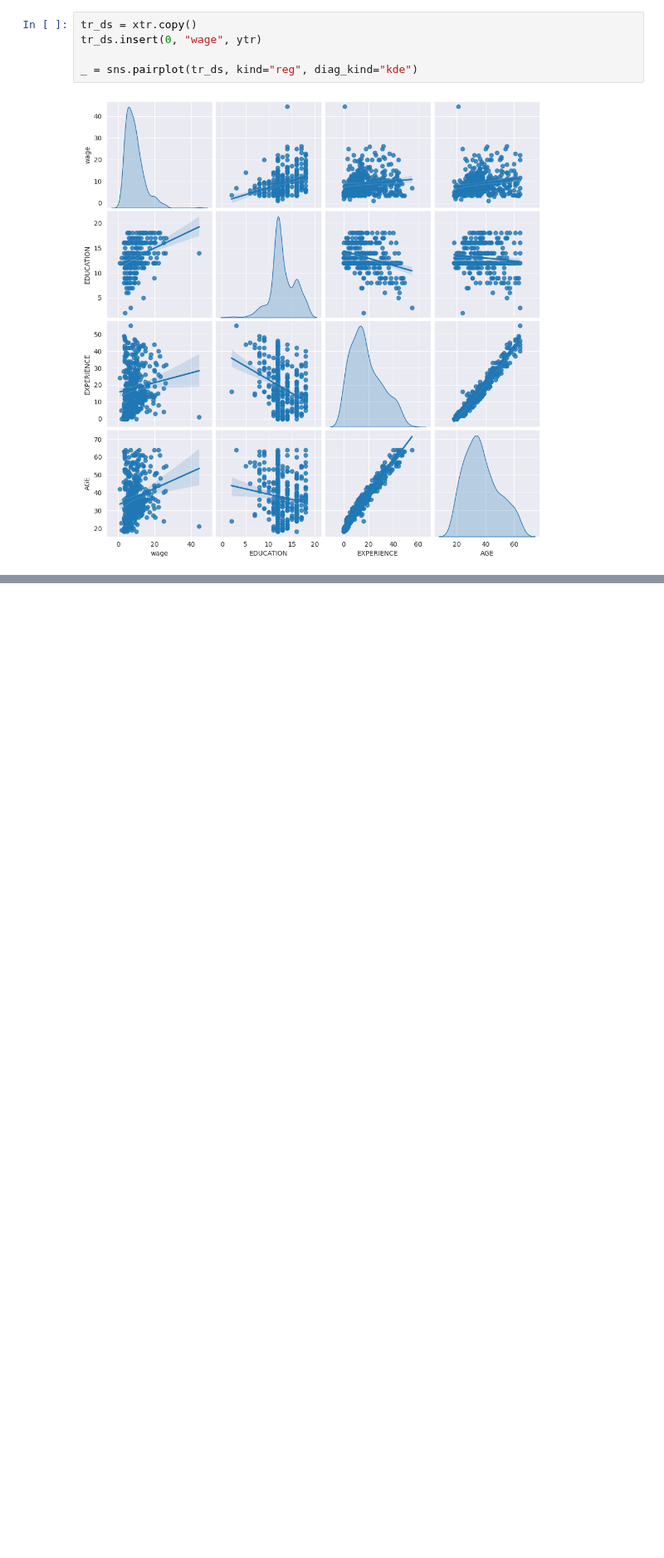
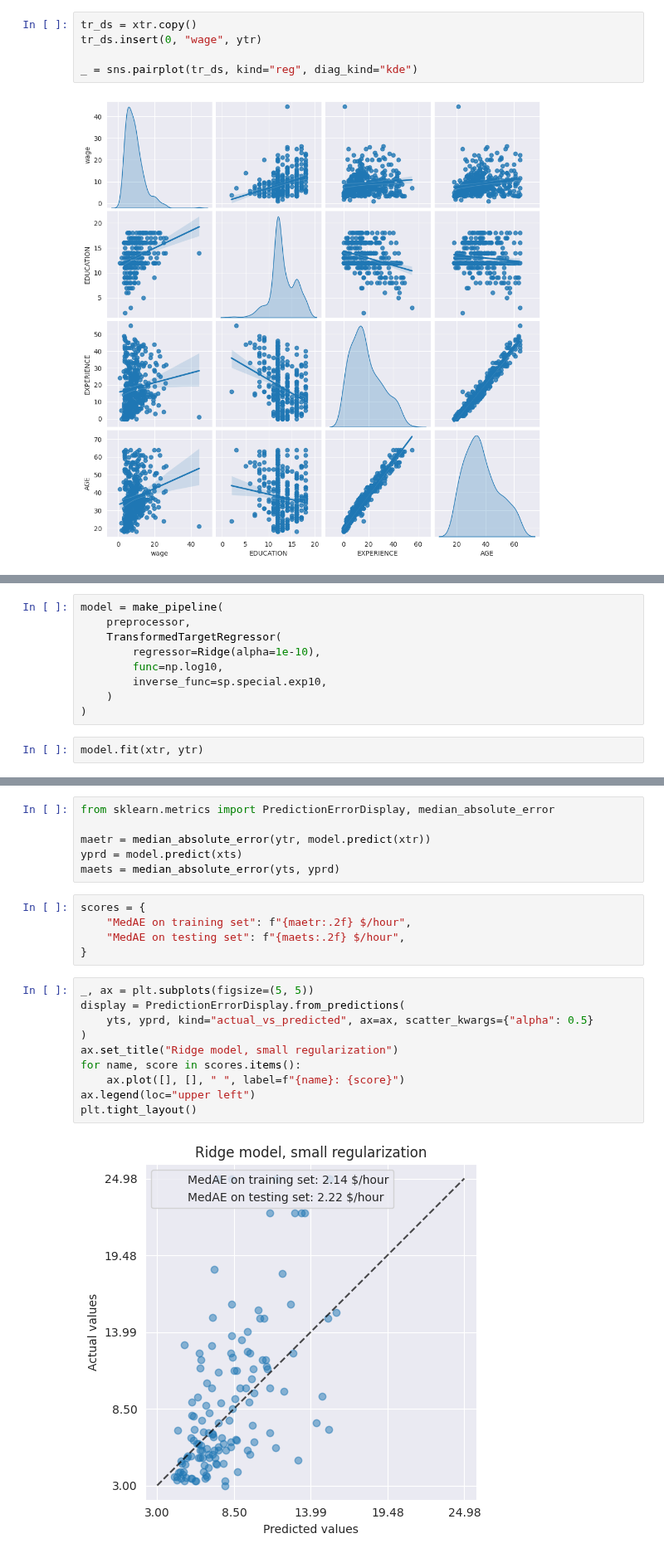
Before and after one commit to TaMaN2031A/data-yard, a Jupyter notebook: Roots of Knowledge/scikit-learn documentation/supervised/linear models/Ridge Regression/Common pitfalls in the interpretation of coefficients of liner models.ipynb, the cells around one changed output, grey strips where cells are left out. Shown at 83% size. Drawn from its saved outputs; the diff is of its cells as text; blank space fills up the shorter version.

Commit message:
Common pitfalls in the interpretation of coefficients of liner models

```diff
--- a/Roots of Knowledge/scikit-learn documentation/supervised/linear models/Ridge Regression/Common pitfalls in the interpretation of coefficients of liner models.ipynb
+++ b/Roots of Knowledge/scikit-learn documentation/supervised/linear models/Ridge Regression/Common pitfalls in the interpretation of coefficients of liner models.ipynb
@@ -81,0 +118,11 @@ _ = sns.pairplot(tr_ds, kind="reg", diag_kind="kde")
+# %%
+model = make_pipeline(
+    preprocessor,
+    TransformedTargetRegressor(
+        regressor=Ridge(alpha=1e-10),
+        func=np.log10,
+        inverse_func=sp.special.exp10,
+    )
+)
+# %%
+model.fit(xtr, ytr)
@@ -81,0 +142,23 @@ _ = sns.pairplot(tr_ds, kind="reg", diag_kind="kde")
+# %%
+from sklearn.metrics import PredictionErrorDisplay, median_absolute_error
+
+maetr = median_absolute_error(ytr, model.predict(xtr))
+yprd = model.predict(xts)
+maets = median_absolute_error(yts, yprd)
+# %%
+scores = {
+    "MedAE on training set": f"{maetr:.2f} $/hour",
+    "MedAE on testing set": f"{maets:.2f} $/hour",
+}
+# %%
+_, ax = plt.subplots(figsize=(5, 5))
+display = PredictionErrorDisplay.from_predictions(
+    yts, yprd, kind="actual_vs_predicted", ax=ax, scatter_kwargs={"alpha": 0.5}
+)
+ax.set_title("Ridge model, small regularization")
+for name, score in scores.items():
+    ax.plot([], [], " ", label=f"{name}: {score}")
+ax.legend(loc="upper left")
+plt.tight_layout()
+# %% [output]
+[figure, added]
```
Also changed, not shown: parts of 13 cells of this notebook.
